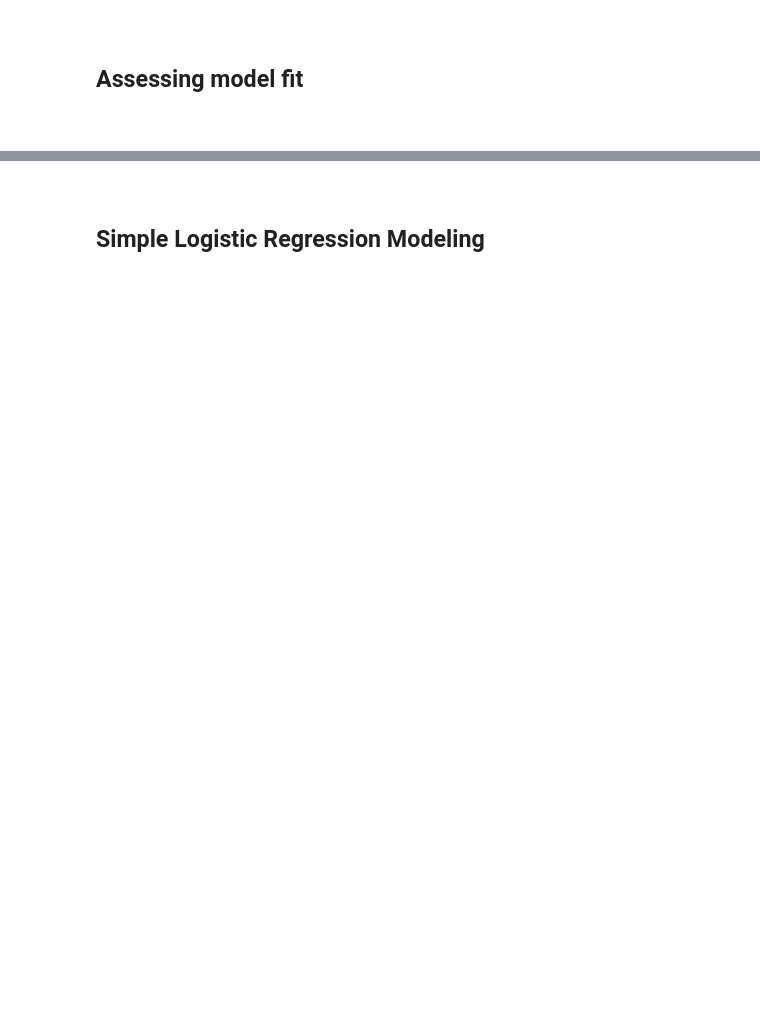
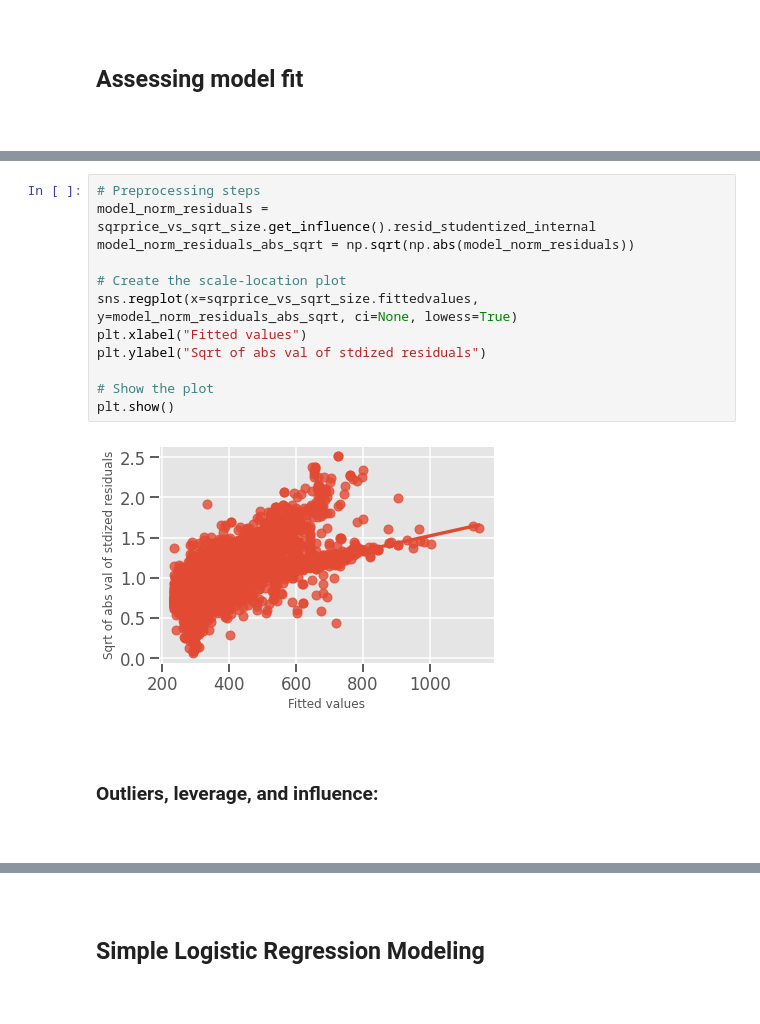
Before and after one commit to Pevicsanch/intro-to-regression-in-Python, a Jupyter notebook: into_to_regression.ipynb, the cells around one changed output, grey strips where cells are left out. Drawn from its saved outputs; the diff is of its cells as text; blank space fills up the shorter version.

```diff
--- a/into_to_regression.ipynb
+++ b/into_to_regression.ipynb
@@ -460,0 +546,20 @@ $~$
+# %%
+# Preprocessing steps
+model_norm_residuals = sqrprice_vs_sqrt_size.get_influence().resid_studentized_internal
+model_norm_residuals_abs_sqrt = np.sqrt(np.abs(model_norm_residuals))
+
+# Create the scale-location plot
+sns.regplot(x=sqrprice_vs_sqrt_size.fittedvalues, y=model_norm_residuals_abs_sqrt, ci=None, lowess=True)
+plt.xlabel("Fitted values")
+plt.ylabel("Sqrt of abs val of stdized residuals")
+
+# Show the plot
+plt.show()
+# %% [output]
+[figure, added]
+# %% [markdown]
+$~$
+
+### Outliers, leverage, and influence:
+
+$~$
```
Also changed, not shown: parts of 29 cells of this notebook.
